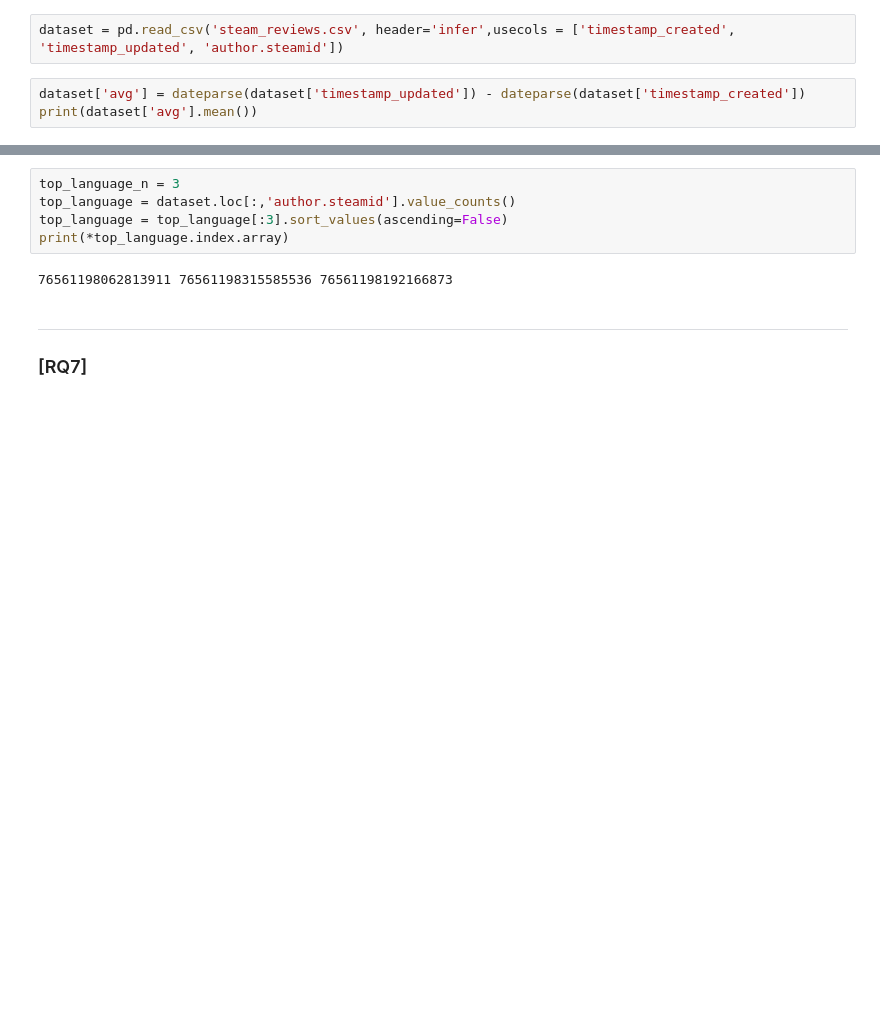
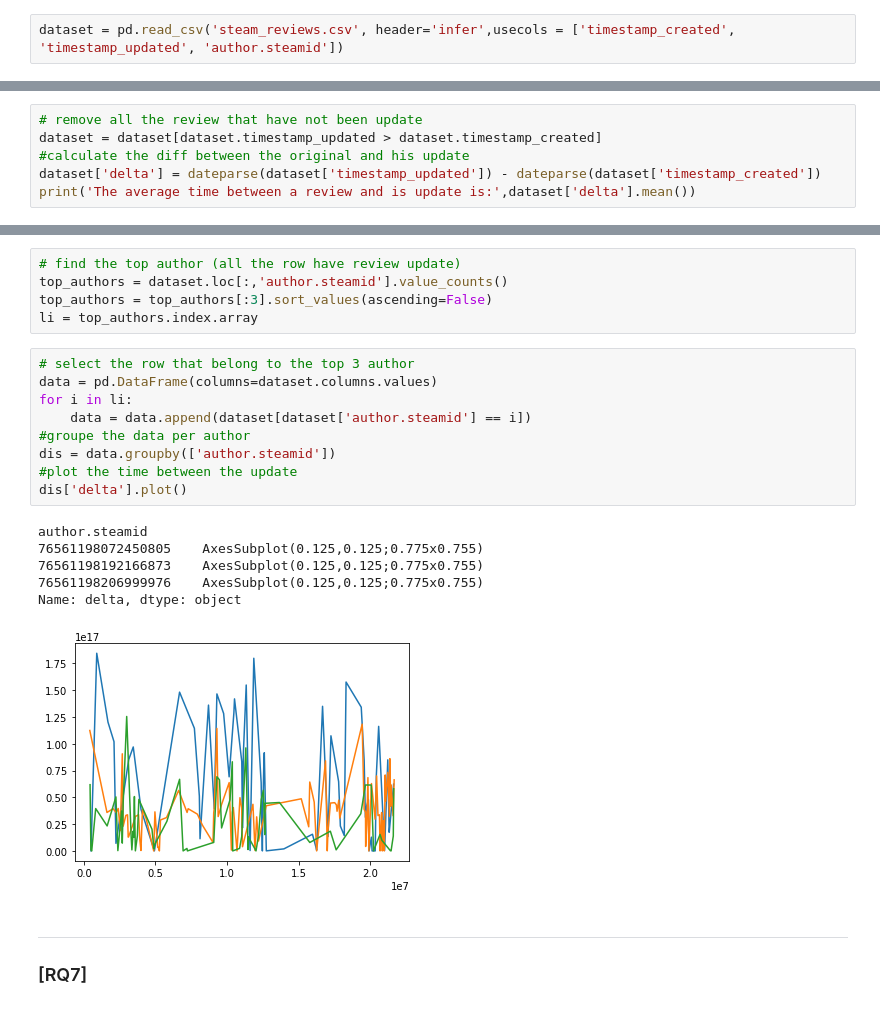
Before and after one commit to cosmin-z/ADM-HW2, a Jupyter notebook: Homework 2.ipynb, the cells around one changed output, grey strips where cells are left out. Cells and saved outputs as stored; diff of their text form; blank space fills up the shorter version.

```diff
--- a/Homework 2.ipynb
+++ b/Homework 2.ipynb
@@ -284,6 +290,3 @@ def dateparse(time_in_secs):
     return pd.to_datetime(time_in_secs, unit='s')
 # %%
 dataset = pd.read_csv('steam_reviews.csv', header='infer',usecols = ['timestamp_created', 'timestamp_updated', 'author.steamid'])
-# %%
-dataset['avg'] = dateparse(dataset['timestamp_updated']) - dateparse(dataset['timestamp_created'])
-print(dataset['avg'].mean())
@@ -291,0 +293,6 @@ print(dataset['avg'].mean())
+# %%
+# remove all the review that have not been update
+dataset = dataset[dataset.timestamp_updated > dataset.timestamp_created]
+#calculate the diff between the original and his update
+dataset['delta'] = dateparse(dataset['timestamp_updated']) - dateparse(dataset['timestamp_created'])
+print('The average time between a review and is update is:',dataset['delta'].mean())
@@ -292,10 +301,24 @@ print(dataset['avg'].mean())
 # %%
-top_language_n = 3
-top_language = dataset.loc[:,'author.steamid'].value_counts()
-top_language = top_language[:3].sort_values(ascending=False)
-print(*top_language.index.array)
+# find the top author (all the row have review update)
+top_authors = dataset.loc[:,'author.steamid'].value_counts()
+top_authors = top_authors[:3].sort_values(ascending=False)
+li = top_authors.index.array
-# %% [output]
-76561198062813911 76561198315585536 76561198192166873
+# %%
+# select the row that belong to the top 3 author
+data = pd.DataFrame(columns=dataset.columns.values)
+for i in li:
+    data = data.append(dataset[dataset['author.steamid'] == i])
+#groupe the data per author
+dis = data.groupby(['author.steamid'])
+#plot the time between the update
+dis['delta'].plot()
+# %% [output]
+author.steamid
+76561198072450805    AxesSubplot(0.125,0.125;0.775x0.755)
+76561198192166873    AxesSubplot(0.125,0.125;0.775x0.755)
+76561198206999976    AxesSubplot(0.125,0.125;0.775x0.755)
+Name: delta, dtype: object
+[figure, added]
 # %% [markdown]
 ---
 ### [RQ7]
```
Also changed, not shown: parts of 10 cells of this notebook.
